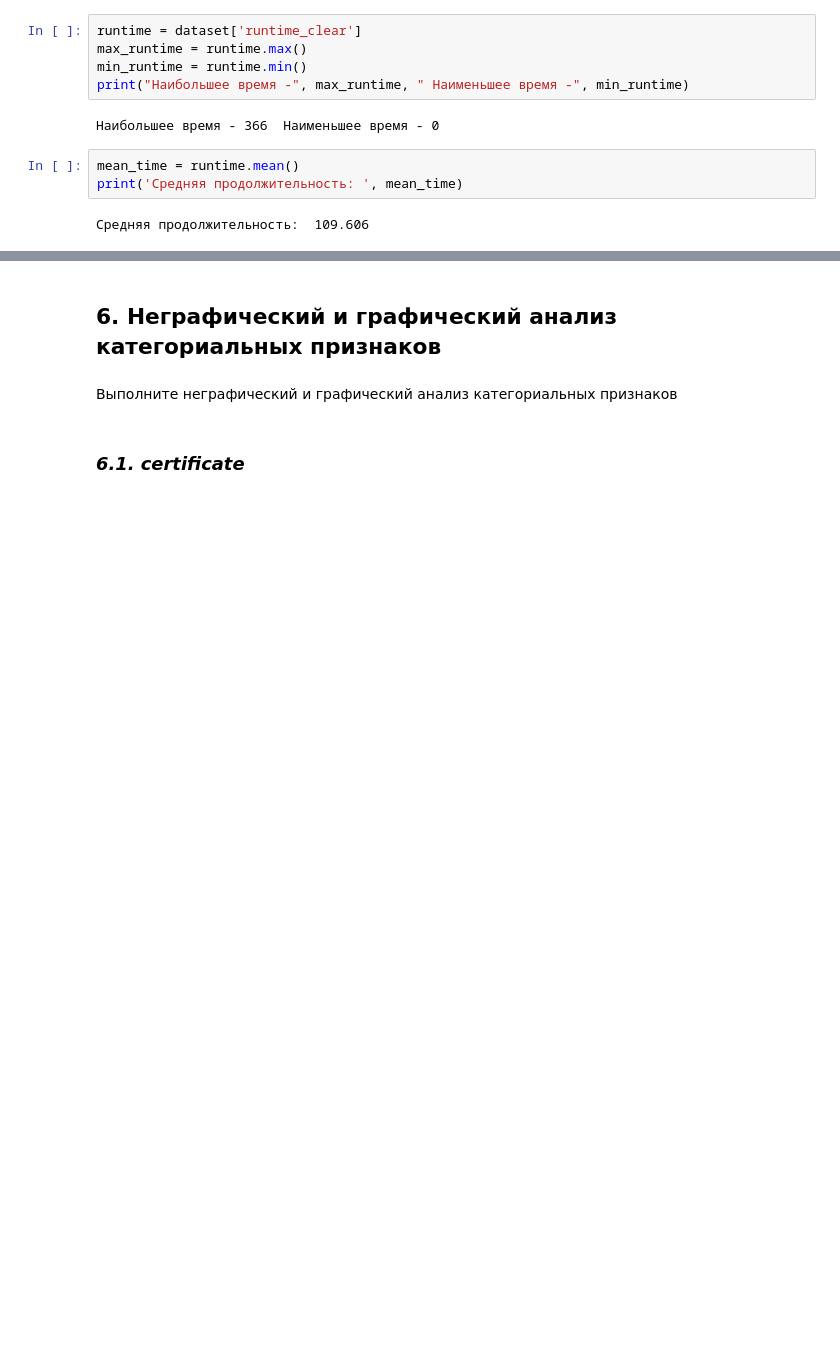
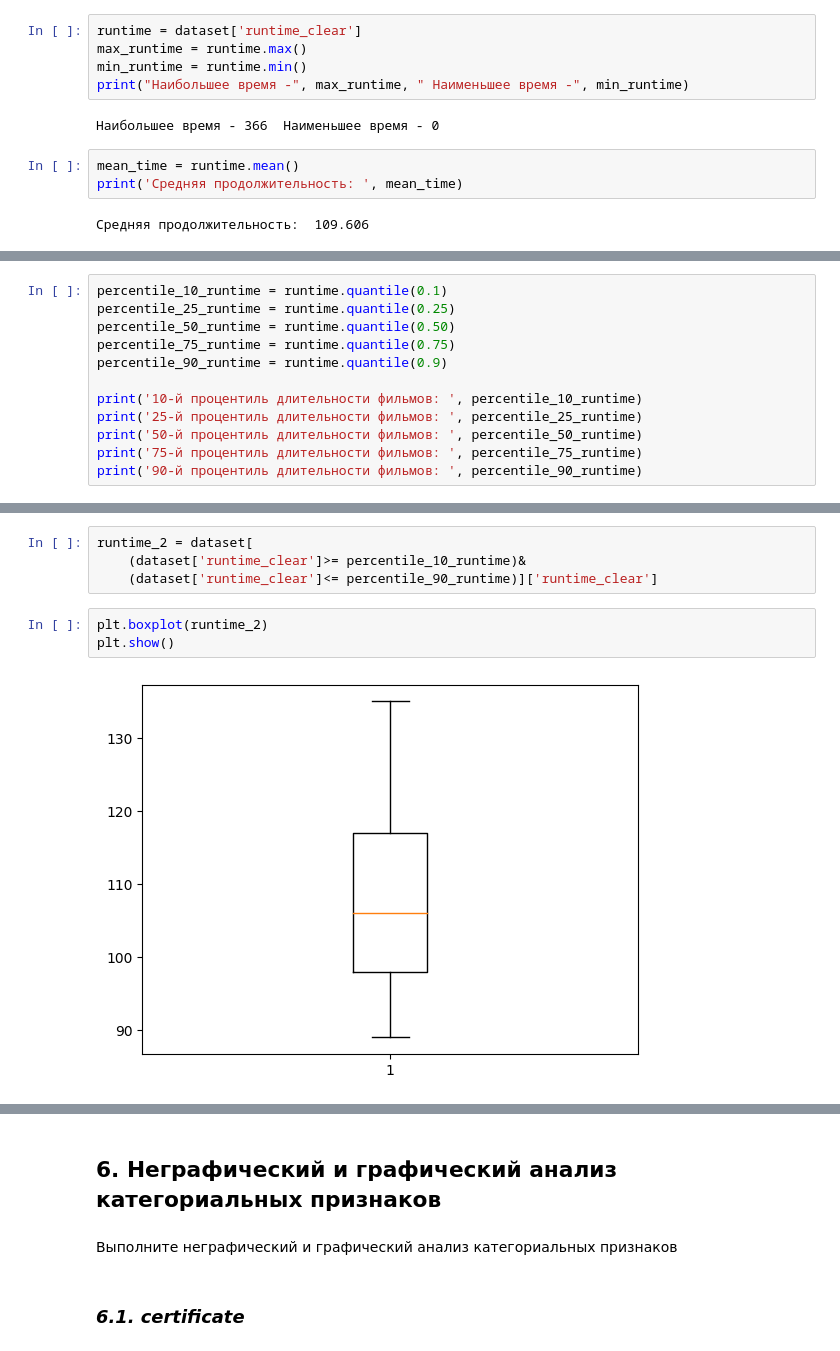
Before and after one commit to dmp40/DataAnalitikCurse-23, a Jupyter notebook: Покревский_Д_С_"movies_eda_2_1_ipynb".ipynb, the cells around one changed output, grey strips where cells are left out. Cells and saved outputs as stored; diff of their text form; blank space fills up the shorter version.

```diff
--- a/Покревский_Д_С_"movies_eda_2_1_ipynb".ipynb
+++ b/Покревский_Д_С_"movies_eda_2_1_ipynb".ipynb
@@ -284,0 +339,12 @@ print('Средняя продолжительность: ', mean_time)
+# %%
+percentile_10_runtime = runtime.quantile(0.1)
+percentile_25_runtime = runtime.quantile(0.25)
+percentile_50_runtime = runtime.quantile(0.50)
+percentile_75_runtime = runtime.quantile(0.75)
+percentile_90_runtime = runtime.quantile(0.9)
+
+print('10-й процентиль длительности фильмов: ', percentile_10_runtime)
+print('25-й процентиль длительности фильмов: ', percentile_25_runtime)
+print('50-й процентиль длительности фильмов: ', percentile_50_runtime)
+print('75-й процентиль длительности фильмов: ', percentile_75_runtime)
+print('90-й процентиль длительности фильмов: ', percentile_90_runtime)
@@ -284,0 +379,9 @@ print('Средняя продолжительность: ', mean_time)
+# %%
+runtime_2 = dataset[
+    (dataset['runtime_clear']>= percentile_10_runtime)&
+    (dataset['runtime_clear']<= percentile_90_runtime)]['runtime_clear']
+# %%
+plt.boxplot(runtime_2)
+plt.show()
+# %% [output]
+[figure, added]
```
Also changed, not shown: parts of 80 cells of this notebook.
